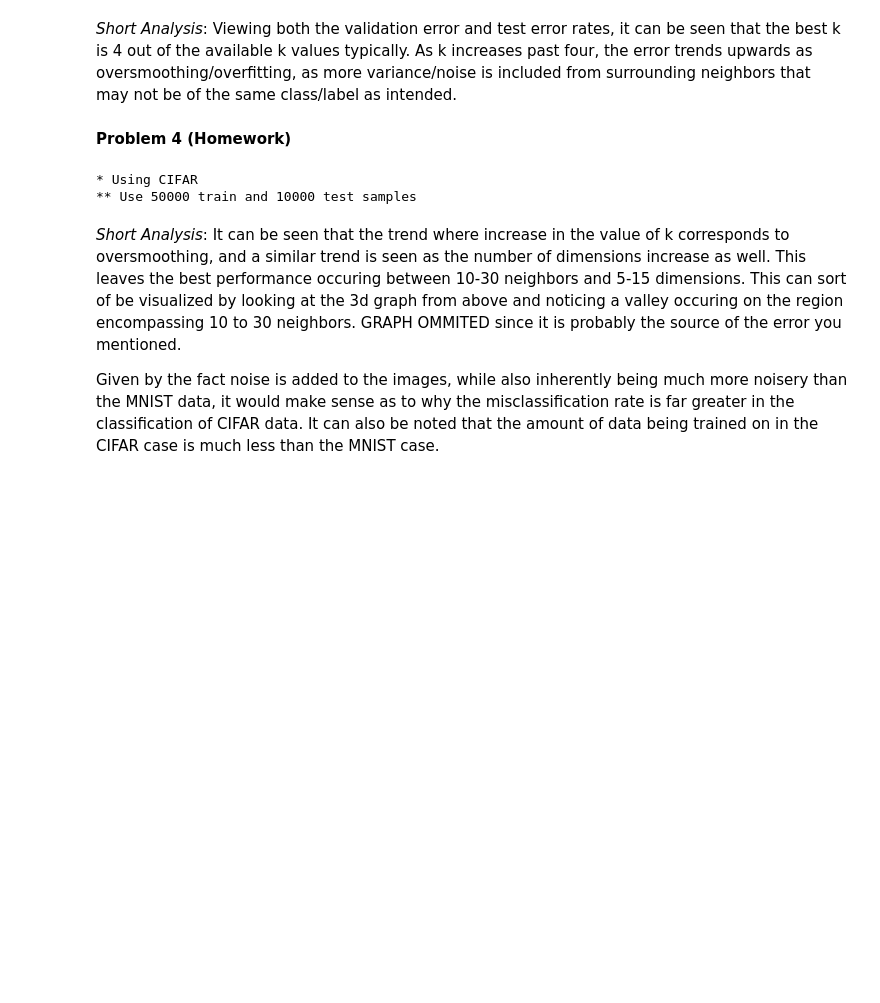
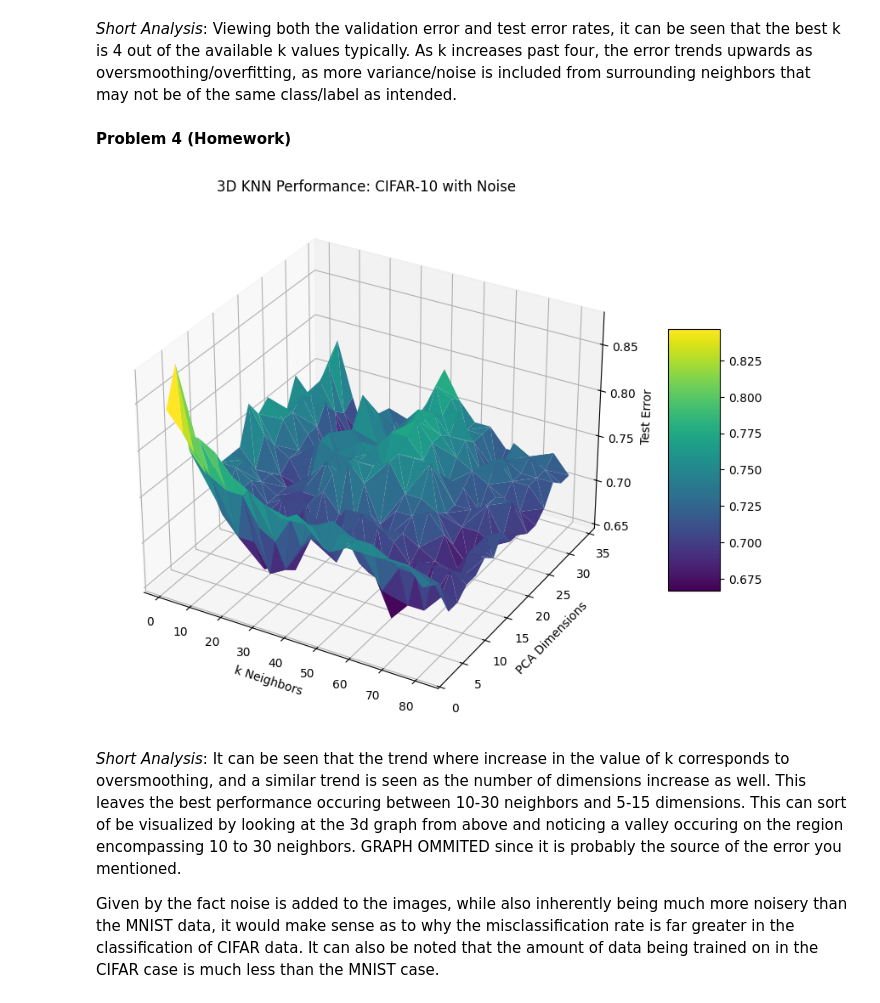
Before and after one commit to Sabuchan123/Homework-Repository, a Jupyter notebook: STAT588-HW-2-Folder/STAT588-HW-2.ipynb, the cells around one changed output. Cells and saved outputs as stored; diff of their text form; code cells hidden in the pictures; blank space fills up the shorter version.

```diff
--- a/STAT588-HW-2-Folder/STAT588-HW-2.ipynb
+++ b/STAT588-HW-2-Folder/STAT588-HW-2.ipynb
@@ -188,10 +194,15 @@ def PCA(x):
     eigen_values,eigen_vectors=eigen_values.flip(dims=[0]),eigen_vectors.flip(dims=[1])
     return (x_bar,eigen_vectors)
 
-train_input_full, train_target_full, _, _ = prologue.load_data(cifar=True)
-_i = torch.randperm(train_input_full.size(0))
-_t_data_input = train_input_full[_i[:500]]
-_t_data_target = train_target_full[_i[:500]]
+transform = transforms.Compose([transforms.ToTensor()])
+train_dataset = torchvision.datasets.CIFAR10(root='./data', train=True, download=True, transform=transform)
+test_dataset = torchvision.datasets.CIFAR10(root='./data', train=False, download=True, transform=transform)
+dataset = torch.utils.data.ConcatDataset([train_dataset, test_dataset])
+_i = torch.randperm(len(dataset))
+inputs = torch.stack([x.flatten() for x, _ in dataset])
+targets = torch.tensor([y for _, y in dataset])
+_t_data_input = inputs[_i[:500]]
+_t_data_target = targets[_i[:500]]
 if _t_data_input.max() > 1.0:
     _t_data_input = _t_data_input / 255.0
 test_input = _t_data_input[:100]
@@ -205,48 +216,47 @@ k = [1, 6, 11, 16, 21, 26, 31, 36, 41, 46, 51, 56, 61, 66, 71, 76, 81]
 # Uncomment for original problem values.
 # dimensions = [5, 10, 20]
 # k = [1, 5, 10, 20, 40, 80]
 errors = {}
 
 for dim in dimensions:
     mean, eigen_vectors = PCA(train_input)
     errors[dim] = {}
     # Uncomment to print the individual errors
-    print(f"PCA with {dim} dimensions:")
+    # print(f"PCA with {dim} dimensions:")
     for i in k:
         error = compute_k_NN_errors(train_input, train_target, test_input, test_target, i, mean, eigen_vectors[:, :dim])
         errors[dim][i] = error
         # Uncomment to print the individual errors
-        print(f"  k={i}, Test Error: {error:.4f}")
+        # print(f"  k={i}, Test Error: {error:.4f}")
 
 
 # 1. Prepare Data
 x_k = []
 y_dim = []
 z_error = []
 
 for dim in dimensions:
     for i in k:
         x_k.append(i)
         y_dim.append(dim)
         z_error.append(errors[dim][i])
 
-# # 2. Plot
-# fig = plt.figure(figsize=(12, 8))
-# ax = fig.add_subplot(111, projection='3d')
+# 2. Plot
+fig = plt.figure(figsize=(12, 8))
+ax = fig.add_subplot(111, projection='3d')
 
-# # Using plot_trisurf because it handles irregular grids well
-# surf = ax.plot_trisurf(x_k, y_dim, z_error, cmap='viridis', edgecolor='none')
+# Using plot_trisurf because it handles irregular grids well
+surf = ax.plot_trisurf(x_k, y_dim, z_error, cmap='viridis', edgecolor='none')
 
-# ax.set_xlabel('k Neighbors')
-# ax.set_ylabel('PCA Dimensions')
-# ax.set_zlabel('Test Error')
-# ax.set_title('3D KNN Performance: CIFAR-10 with Noise')
+ax.set_xlabel('k Neighbors')
+ax.set_ylabel('PCA Dimensions')
+ax.set_zlabel('Test Error')
+ax.set_title('3D KNN Performance: CIFAR-10 with Noise')
 
-# fig.colorbar(surf, ax=ax, shrink=0.5, aspect=5)
-# plt.show()
+fig.colorbar(surf, ax=ax, shrink=0.5, aspect=5)
+plt.show()
 # %% [output]
-* Using CIFAR
-** Use 50000 train and 10000 test samples
+[figure, added]
 # %% [markdown]
 *Short Analysis*: It can be seen that the trend where increase in the value of k corresponds to oversmoothing, and a similar trend is seen as the number of dimensions increase as well. This leaves the best performance occuring between 10-30 neighbors and 5-15 dimensions. This can sort of be visualized by looking at the 3d graph from above and noticing a valley occuring on the region encompassing 10 to 30 neighbors. GRAPH OMMITED since it is probably the source of the error you mentioned.
 
```
Also changed, not shown: parts of 2 cells of this notebook.
